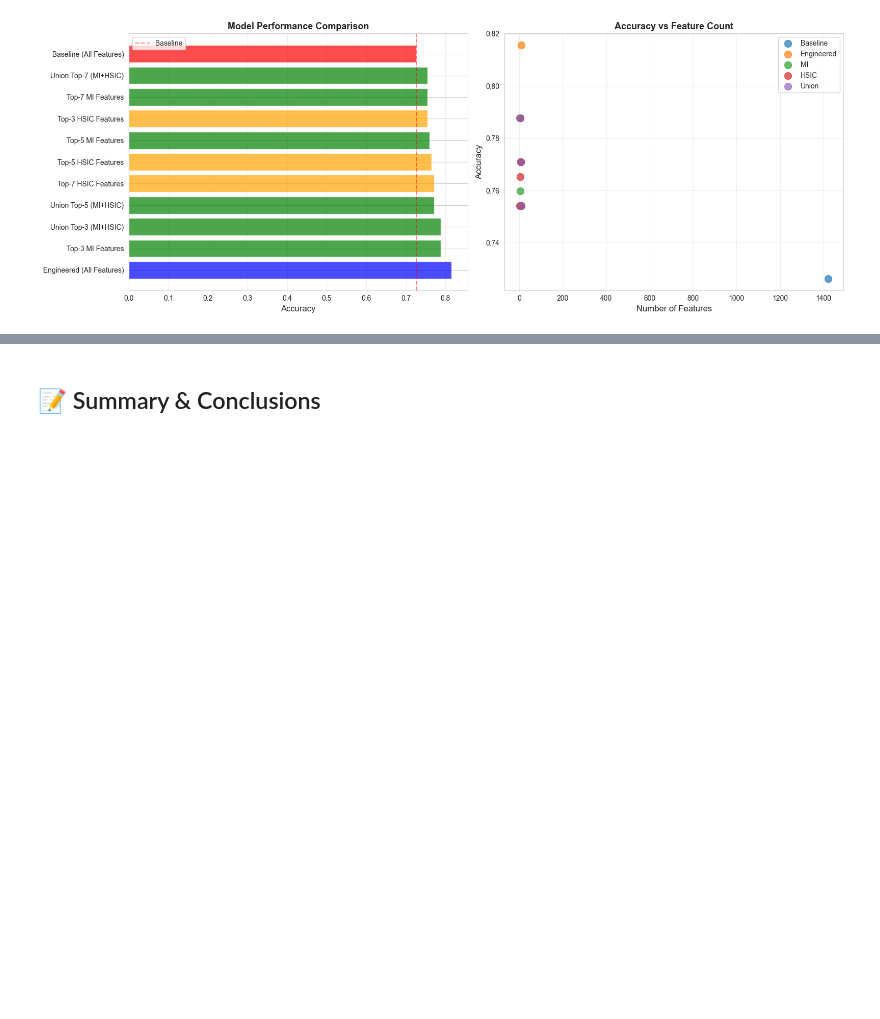
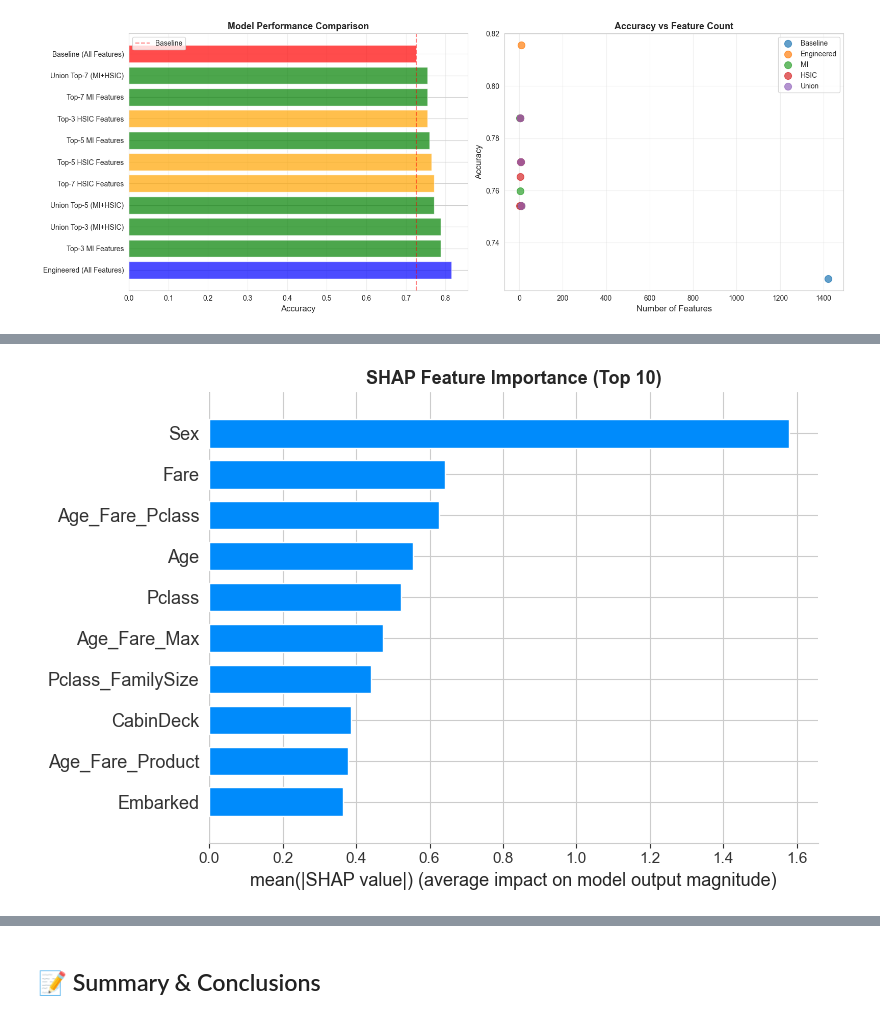
Before and after one commit to ArthurgLeonida/FeatureEngineeringUFSC, a Jupyter notebook: mi_hsic_analysis.ipynb, the cells around one changed output, grey strips where cells are left out. Drawn from its saved outputs; the diff is of its cells as text; code cells hidden in the pictures; blank space fills up the shorter version.

Commit message:
new mi_hsic_analysis notebook

```diff
--- a/mi_hsic_analysis.ipynb
+++ b/mi_hsic_analysis.ipynb
@@ -854,0 +1232,84 @@ plt.show()
+# %%
+# Create comprehensive visualizations
+
+# Plot 1: SHAP Summary Plot (bar)
+plt.figure(figsize=(10, 6))
+shap.summary_plot(shap_values, X_val_trans, plot_type="bar", show=False, max_display=10)
+plt.title('SHAP Feature Importance (Top 10)', fontsize=13, fontweight='bold')
+plt.tight_layout()
+plt.show()
+
+# Plot 2: Compare Top-5 by each method
+fig, ax = plt.subplots(figsize=(10, 6))
+
+top5_mi = validation_df.nsmallest(5, 'mi_rank')['feature'].tolist()
+top5_shap = validation_df.nsmallest(5, 'shap_rank')['feature'].tolist()
+
+# Create comparison table
+comparison_table = pd.DataFrame({
+    'MI Top-5': top5_mi,
+    'SHAP Top-5': top5_shap
+})
+
+# Highlight matches
+matches = set(top5_mi) & set(top5_shap)
+print("\n✅ Features in BOTH Top-5 (MI and SHAP):")
+for feat in matches:
+    mi_rank = validation_df[validation_df['feature'] == feat]['mi_rank'].values[0]
+    shap_rank = validation_df[validation_df['feature'] == feat]['shap_rank'].values[0]
+    print(f"   • {feat:<30} (MI rank: {int(mi_rank)}, SHAP rank: {int(shap_rank)})")
+
+if not matches:
+    print("   (No features in common)")
+
+ax.axis('tight')
+ax.axis('off')
+table = ax.table(cellText=comparison_table.values,
+                  colLabels=comparison_table.columns,
+                  cellLoc='left',
+                  loc='center')
+table.auto_set_font_size(False)
+table.set_fontsize(10)
+table.scale(1, 2)
+
+# Color matching features
+for i in range(len(comparison_table)):
+    if comparison_table.iloc[i]['MI Top-5'] in matches:
+        table[(i+1, 0)].set_facecolor('#90EE90')
+    if comparison_table.iloc[i]['SHAP Top-5'] in matches:
+        table[(i+1, 1)].set_facecolor('#90EE90')
+
+ax.set_title('Top-5 Features: MI vs SHAP Comparison', fontsize=13, fontweight='bold', pad=20)
+plt.tight_layout()
+plt.show()
+
+# Plot 3: Ranking correlation scatter
+fig, ax = plt.subplots(figsize=(10, 8))
+
+# Only plot original features (where we have both MI and SHAP)
+plot_data = validation_df[validation_df['hsic_rank'].notna()].copy()
+
+ax.scatter(plot_data['mi_rank'], plot_data['shap_rank'], s=100, alpha=0.6, c='blue')
+for _, row in plot_data.iterrows():
+    ax.annotate(row['feature'],
+                 (row['mi_rank'], row['shap_rank']),
+                 fontsize=8, alpha=0.7, rotation=15)
+
+# Add diagonal line (perfect agreement)
+max_rank = max(plot_data['mi_rank'].max(), plot_data['shap_rank'].max())
+ax.plot([1, max_rank], [1, max_rank], 'r--', alpha=0.5, label='Perfect agreement')
+
+ax.set_xlabel('MI Rank', fontsize=12)
+ax.set_ylabel('SHAP Rank', fontsize=12)
+ax.set_title(f'MI vs SHAP Ranking Correlation (ρ={corr_mi_shap:.3f})',
+              fontsize=13, fontweight='bold')
+ax.legend()
+ax.grid(alpha=0.3)
+ax.invert_xaxis()
+ax.invert_yaxis()
+plt.tight_layout()
+plt.show()
+
+print("\n" + "="*100)
+# %% [output]
+[figure, added]
```
Also changed, not shown: parts of 18 cells of this notebook.
